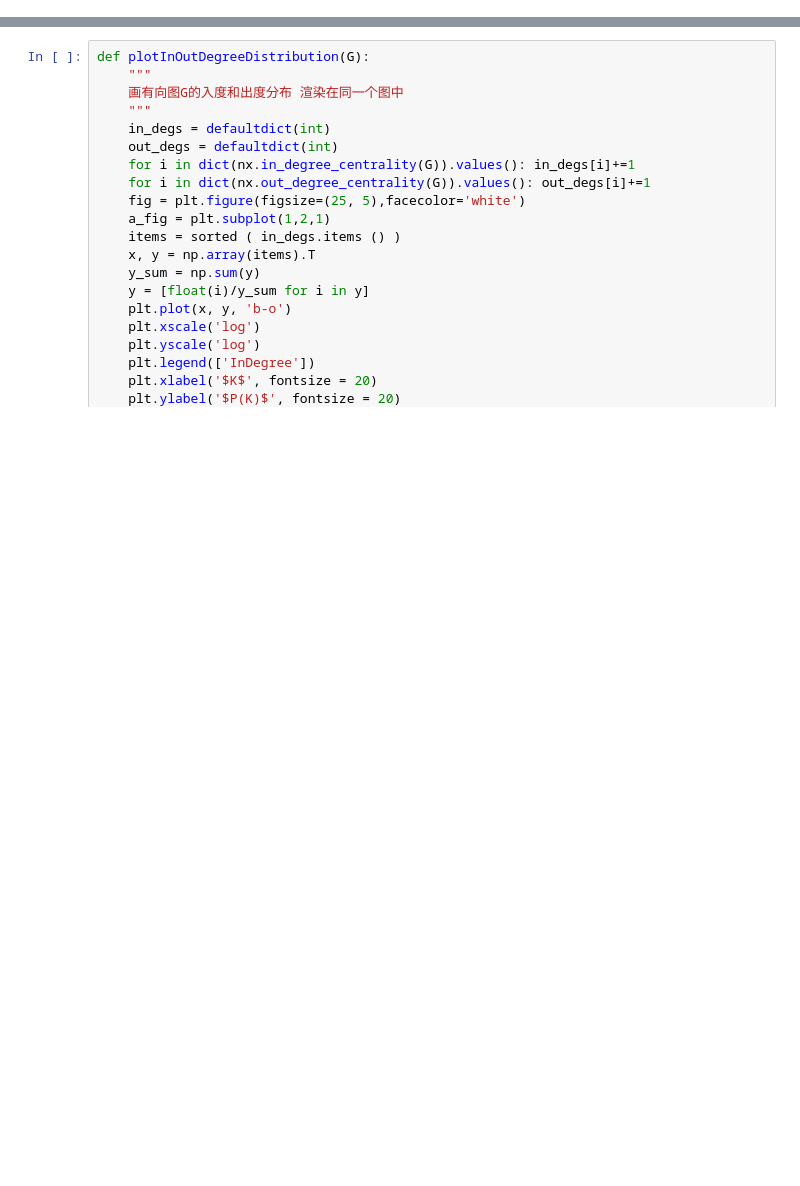
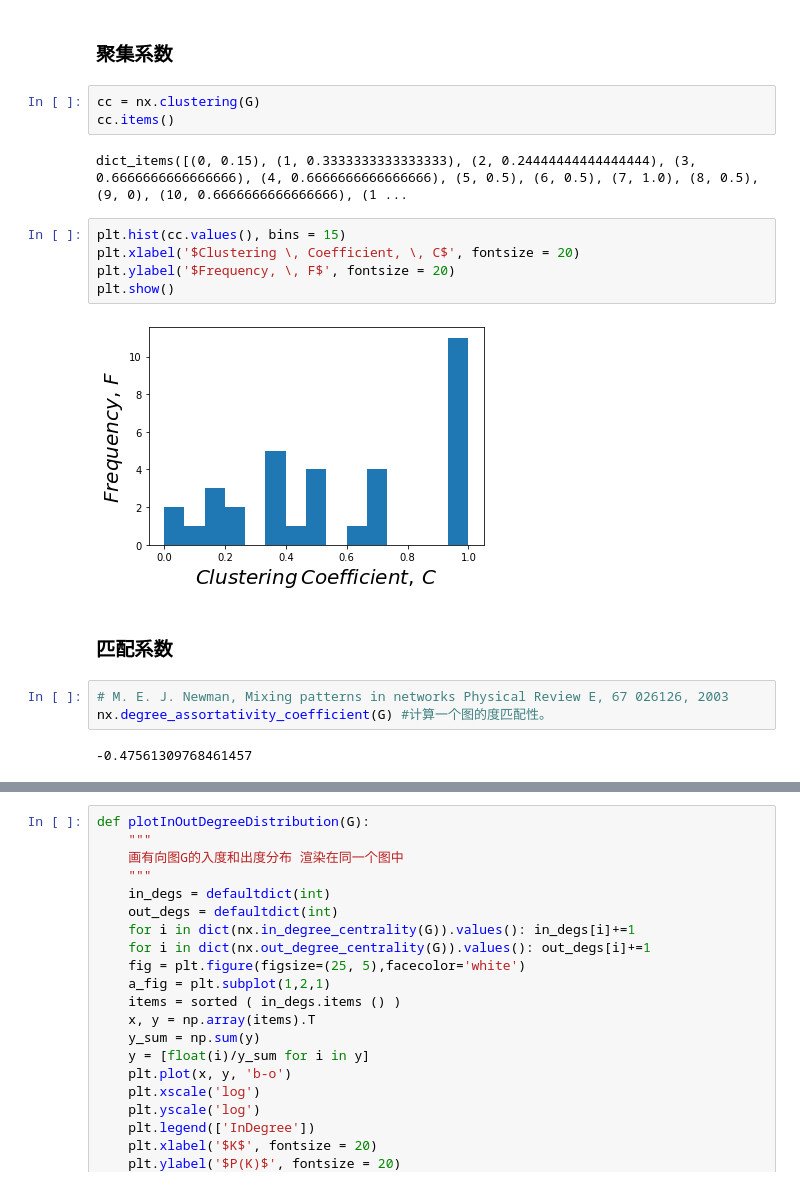
Before and after one commit to njuzh/networkx, a Jupyter notebook: main.ipynb, the cells around one changed output, grey strips where cells are left out. Cells and saved outputs as stored; diff of their text form; blank space fills up the shorter version.

```diff
--- a/main.ipynb
+++ b/main.ipynb
@@ -40,0 +130,21 @@ print(nx.density(G))
+# %% [markdown]
+### 聚集系数
+# %%
+cc = nx.clustering(G)
+cc.items()
+# %% [output]
+dict_items([(0, 0.15), (1, 0.3333333333333333), (2, 0.24444444444444444), (3, 0.6666666666666666), (4, 0.6666666666666666), (5, 0.5), (6, 0.5), (7, 1.0), (8, 0.5), (9, 0), (10, 0.6666666666666666), (1 ...
+# %%
+plt.hist(cc.values(), bins = 15)
+plt.xlabel('$Clustering \, Coefficient, \, C$', fontsize = 20)
+plt.ylabel('$Frequency, \, F$', fontsize = 20)
+plt.show()
+# %% [output]
+[figure, added]
+# %% [markdown]
+### 匹配系数
+# %%
+# M. E. J. Newman, Mixing patterns in networks Physical Review E, 67 026126, 2003
+nx.degree_assortativity_coefficient(G) #计算一个图的度匹配性。
+# %% [output]
+-0.47561309768461457
```
Also changed, not shown: parts of 58 cells of this notebook.
